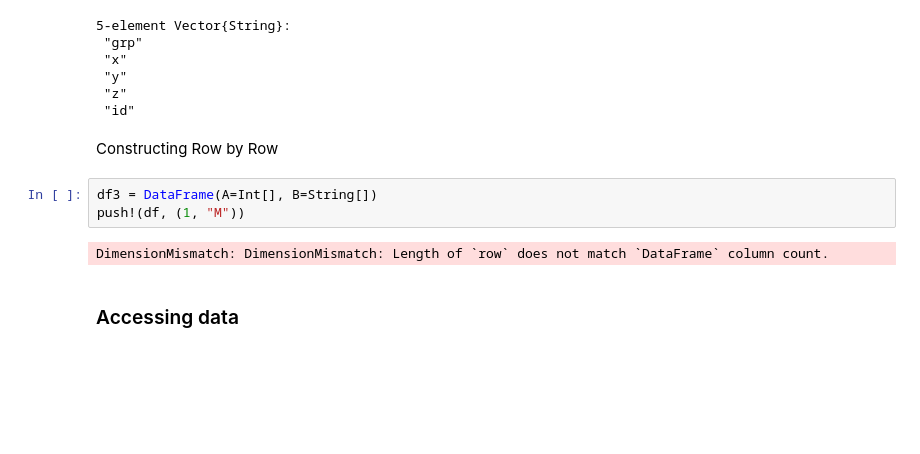
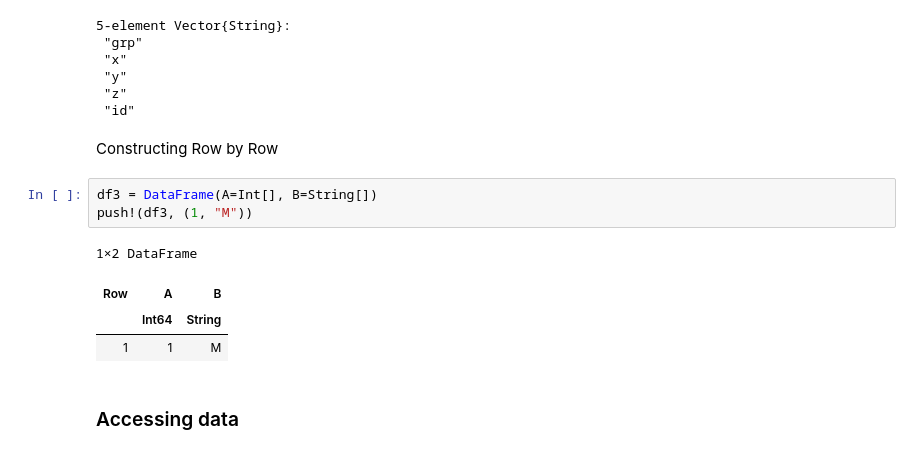
Before and after one commit to vboussange/WSLJuliaWorkshop2023, a Jupyter notebook: Day1/32_dataframe_tuto/32_dataframe_tuto.ipynb, the cells around one changed output. Saved outputs shown, nothing was run; the diff lists cells and outputs as text; blank space fills up the shorter version.

```diff
--- a/Day1/32_dataframe_tuto/32_dataframe_tuto.ipynb
+++ b/Day1/32_dataframe_tuto/32_dataframe_tuto.ipynb
@@ -49,9 +59,12 @@ names(df)
 Constructing Row by Row
 # %%
 df3 = DataFrame(A=Int[], B=String[])
-push!(df, (1, "M"))
+push!(df3, (1, "M"))
 # %% [output]
-DimensionMismatch: DimensionMismatch: Length of `row` does not match `DataFrame` column count.
+1×2 DataFrame
+| Row | A | B |
+|  | Int64 | String |
+| 1 | 1 | M |
 # %% [markdown]
 ### Accessing data
 # %% [markdown]
```
Also changed, not shown: parts of 42 cells of this notebook, 1 other file.
